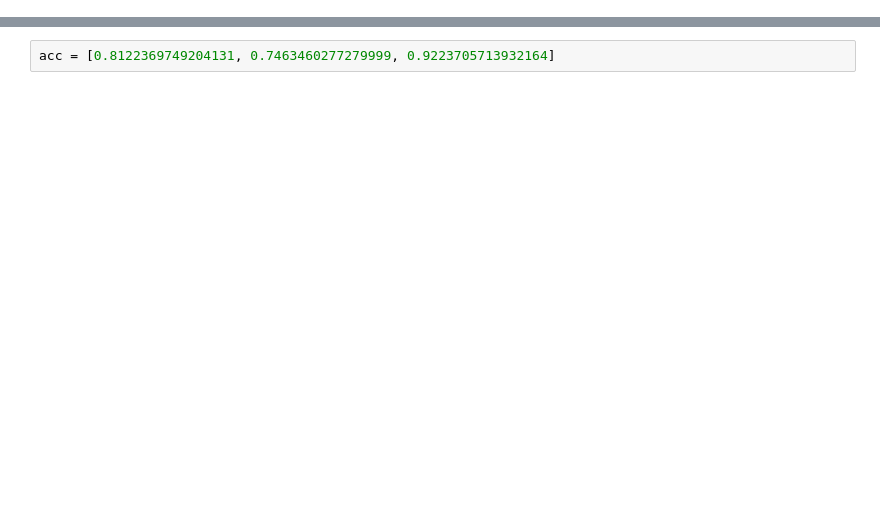
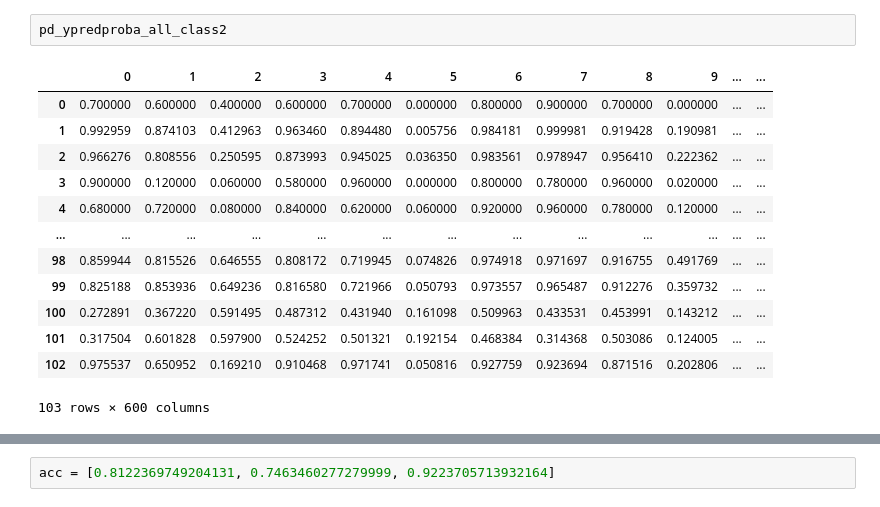
Before and after one commit to henockmamo54/CIM, a Jupyter notebook: notebook/single class tests-2.ipynb, the cells around one changed output, grey strips where cells are left out. Saved outputs shown, nothing was run; the diff lists cells and outputs as text; blank space fills up the shorter version.

```diff
--- a/notebook/single class tests-2.ipynb
+++ b/notebook/single class tests-2.ipynb
@@ -44,0 +36,16 @@ pd_ypredproba_all_class0.head()
+# %%
+pd_ypredproba_all_class2
+# %% [output]
+|  | 0 | 1 | 2 | 3 | 4 | 5 | 6 | 7 | 8 | 9 | ... | ... |
+| 0 | 0.700000 | 0.600000 | 0.400000 | 0.600000 | 0.700000 | 0.000000 | 0.800000 | 0.900000 | 0.700000 | 0.000000 | ... | ... |
+| 1 | 0.992959 | 0.874103 | 0.412963 | 0.963460 | 0.894480 | 0.005756 | 0.984181 | 0.999981 | 0.919428 | 0.190981 | ... | ... |
+| 2 | 0.966276 | 0.808556 | 0.250595 | 0.873993 | 0.945025 | 0.036350 | 0.983561 | 0.978947 | 0.956410 | 0.222362 | ... | ... |
+| 3 | 0.900000 | 0.120000 | 0.060000 | 0.580000 | 0.960000 | 0.000000 | 0.800000 | 0.780000 | 0.960000 | 0.020000 | ... | ... |
+| 4 | 0.680000 | 0.720000 | 0.080000 | 0.840000 | 0.620000 | 0.060000 | 0.920000 | 0.960000 | 0.780000 | 0.120000 | ... | ... |
+| ... | ... | ... | ... | ... | ... | ... | ... | ... | ... | ... | ... | ... |
+| 98 | 0.859944 | 0.815526 | 0.646555 | 0.808172 | 0.719945 | 0.074826 | 0.974918 | 0.971697 | 0.916755 | 0.491769 | ... | ... |
+| 99 | 0.825188 | 0.853936 | 0.649236 | 0.816580 | 0.721966 | 0.050793 | 0.973557 | 0.965487 | 0.912276 | 0.359732 | ... | ... |
+| 100 | 0.272891 | 0.367220 | 0.591495 | 0.487312 | 0.431940 | 0.161098 | 0.509963 | 0.433531 | 0.453991 | 0.143212 | ... | ... |
+| 101 | 0.317504 | 0.601828 | 0.597900 | 0.524252 | 0.501321 | 0.192154 | 0.468384 | 0.314368 | 0.503086 | 0.124005 | ... | ... |
+| 102 | 0.975537 | 0.650952 | 0.169210 | 0.910468 | 0.971741 | 0.050816 | 0.927759 | 0.923694 | 0.871516 | 0.202806 | ... | ... |
+103 rows × 600 columns
```
Also changed, not shown: parts of 10 cells of this notebook, 15 other files.
